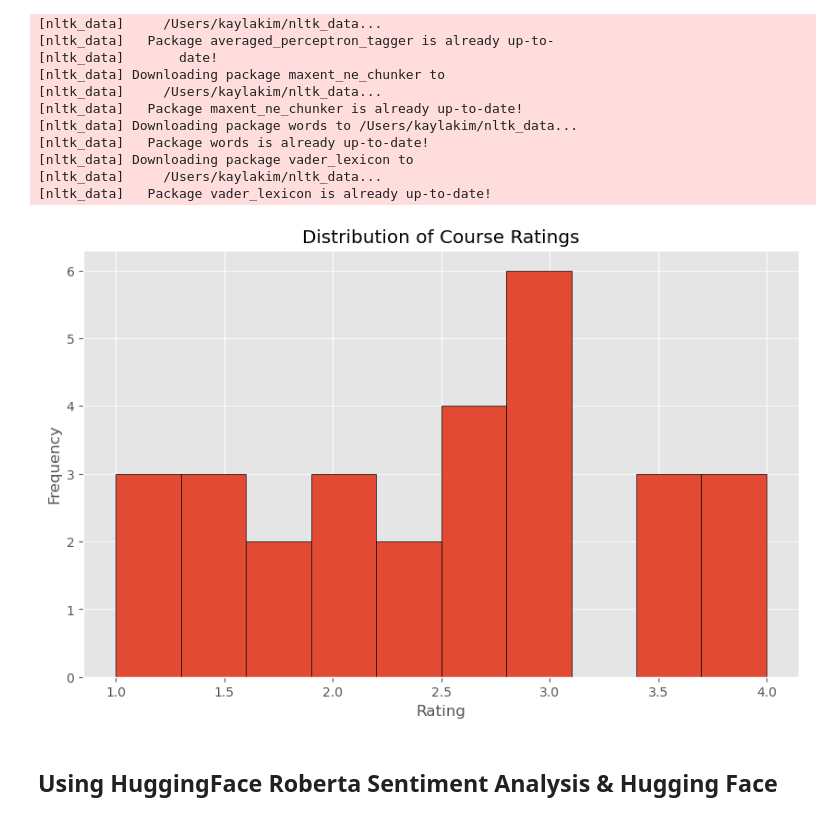
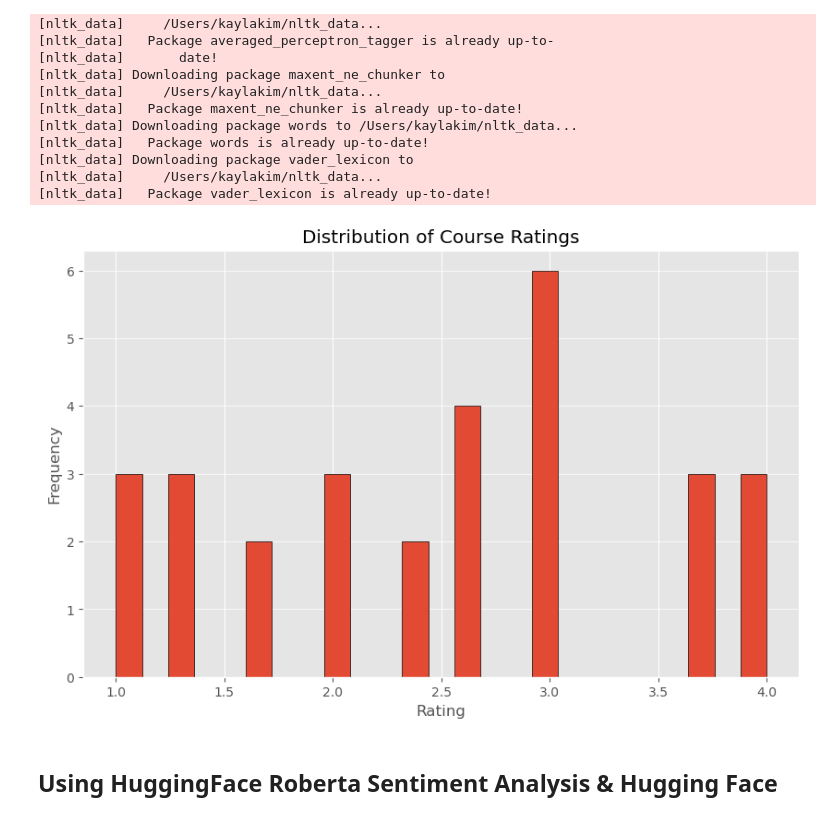
Before and after one commit to kayla-hekim/TCF-sentiment-analysis, a Jupyter notebook: courseForumWebscrape.ipynb, the cells around one changed output. Saved outputs shown, nothing was run; the diff lists cells and outputs as text; code cells hidden in the pictures.

```diff
--- a/courseForumWebscrape.ipynb
+++ b/courseForumWebscrape.ipynb
@@ -200,16 +200,16 @@ df = pd.DataFrame(data)
 # %%
 import matplotlib.pyplot as plt
 
 # Assuming 'df' is your DataFrame with the continuous 'rating' column
 plt.figure(figsize=(10, 6))
-plt.hist(df['rating'], bins=10, edgecolor='black')
+plt.hist(df['rating'], bins=25, edgecolor='black')
 plt.title('Distribution of Course Ratings')
 plt.xlabel('Rating')
 plt.ylabel('Frequency')
 plt.grid(axis='y', alpha=0.75)
 plt.savefig('ratings_histogram.png')
 # %% [output]
-[figure, old version]
+[figure, new version]
 # %%
 res = {}
 
```
Also changed, not shown: 1 other file.
